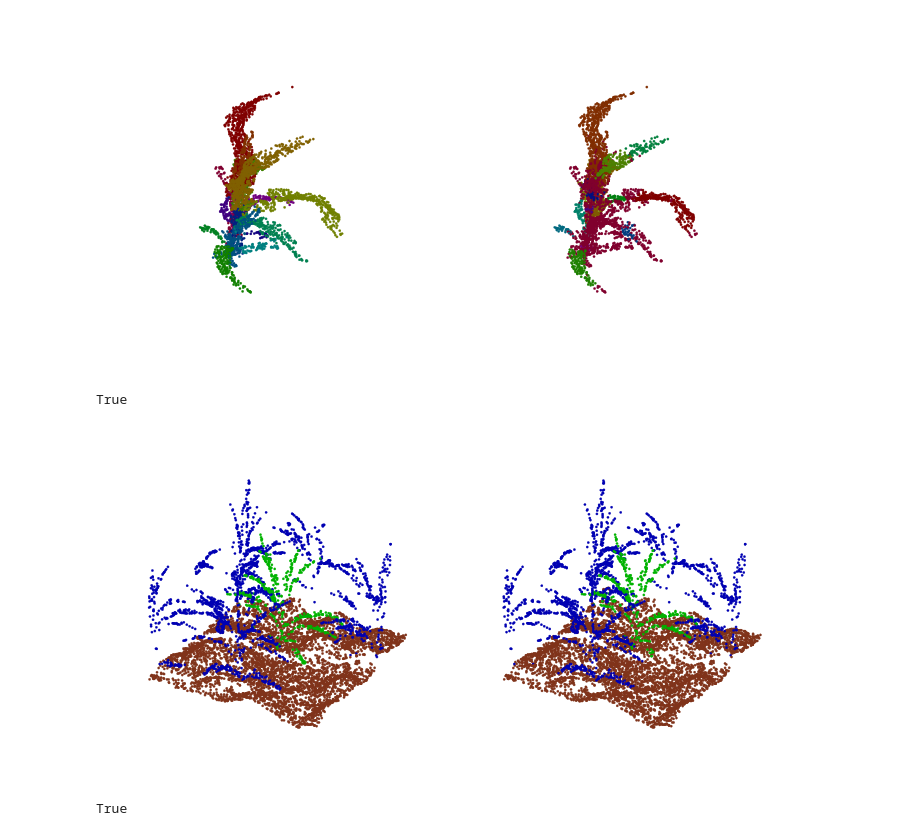
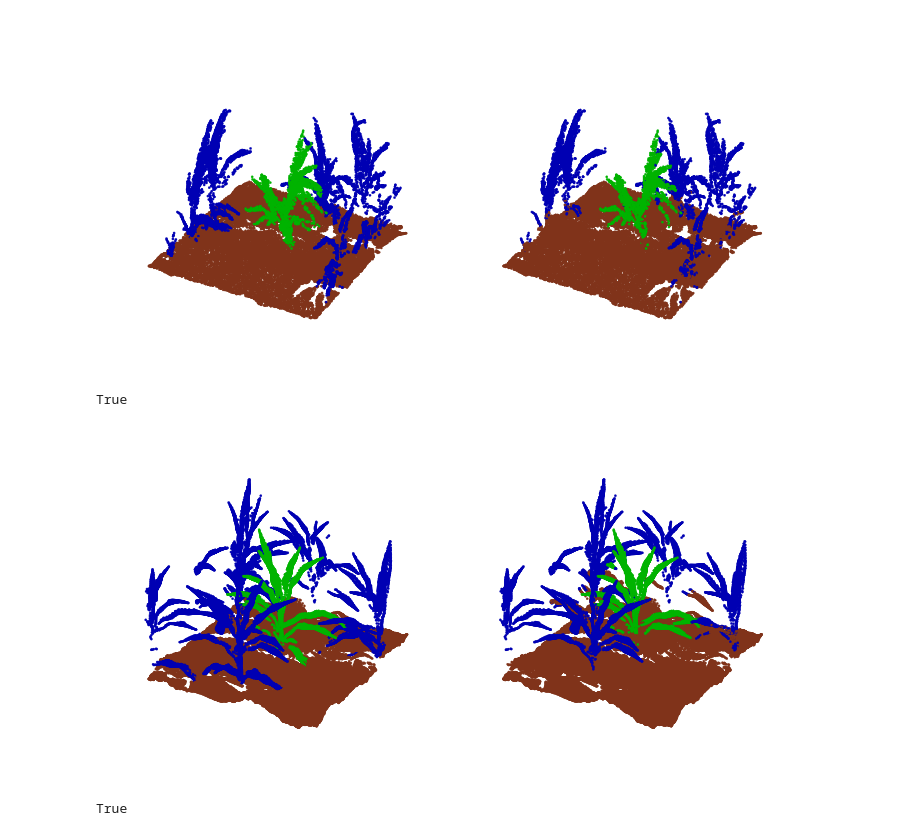
Before and after one commit to ariyanzri/PlantSegNet, a Jupyter notebook: visualization/visualize_predictions_paper.ipynb, the cells around one changed output. Cells and saved outputs as stored; diff of their text form; code cells hidden in the pictures.

```diff
--- a/visualization/visualize_predictions_paper.ipynb
+++ b/visualization/visualize_predictions_paper.ipynb
@@ -60,8 +87,8 @@ def draw_results(plt_points, plt_labels, plt_preds):
     plt.tight_layout()
     plt.show()
 # %%
-# experiment_params = load_json("/speedy/ariyanzarei/sorghum_segmentation/experiments/SorghumPartNetSemantic/SPNS/EXP_01_SorghumPartNetSemantic_SPNS.json")
-experiment_params = load_json("/speedy/ariyanzarei/sorghum_segmentation/experiments/SorghumPartNetInstance/SPNS/EXP_08_SorghumPartNetInstance_SPNS.json")
+experiment_params = load_json("/speedy/ariyanzarei/sorghum_segmentation/experiments/SorghumPartNetSemantic/SPNS/EXP_01_SorghumPartNetSemantic_SPNS.json")
+# experiment_params = load_json("/speedy/ariyanzarei/sorghum_segmentation/experiments/SorghumPartNetInstance/SPNS/EXP_08_SorghumPartNetInstance_SPNS.json")
 
 dataset_name = experiment_params["dataset"]
 dataset_path = experiment_params["test_data"]
@@ -81,39 +108,40 @@ model_path = os.path.join(
     )
 model = load_model(model_name, model_path)
 # %%
-ind = 5
+ind = 2
 points, label = load_data_directory("/space/ariyanzarei/sorghum_segmentation/dataset/SPNR", model_name)
 
 t_points = torch.from_numpy(points[ind]).type(torch.DoubleTensor)
 
 preds = model(t_points.unsqueeze(0))
 
 if model_name == "SorghumPartNetSemantic":
     preds = F.softmax(preds, dim=1)
     preds = preds.squeeze().cpu().detach().numpy().T
     preds = np.argmax(preds, 1)
 elif model_name == "SorghumPartNetInstance":
     preds = get_final_clusters_SPN(preds)
 elif model_name == "TreePartNet":
     preds = get_final_clusters_TPN(preds)
 
 draw_results(points[ind], label[ind], preds)
 
 gt_ply = create_ply_pcd_from_points_with_labels(points[ind],label[ind])
 pred_ply = create_ply_pcd_from_points_with_labels(points[ind],preds)
 
 R = o3d.geometry.get_rotation_matrix_from_xyz((-np.pi/2, 0, 0))
 gt_ply.rotate(R, center=(0, 0, 0))
 pred_ply.rotate(R, center=(0, 0, 0))
 
 o3d.io.write_point_cloud("gt.ply", gt_ply)
 o3d.io.write_point_cloud("pred.ply", pred_ply)
 # %% [output]
-[figure, old version]
+[figure, new version]
 True
 # %%
-ind = 6
-test_data, test_labels = load_data_h5(dataset_path,point_key, label_key)
+ind = 0
+# test_data, test_labels = load_data_h5(dataset_path,point_key, label_key)
+test_data, test_labels = load_full_size_synthetic(6,"/space/ariyanzarei/sorghum_segmentation/dataset/archive/synthetic/2022-12-26/PointCloud/")
 
 t_points = torch.from_numpy(test_data[ind]).type(torch.DoubleTensor)
 
@@ -141,5 +169,5 @@ pred_ply.rotate(R, center=(0, 0, 0))
 o3d.io.write_point_cloud("gt.ply", gt_ply)
 o3d.io.write_point_cloud("pred.ply", pred_ply)
 # %% [output]
-[figure, old version]
+[figure, new version]
 True
```
Also changed, not shown: parts of 3 cells of this notebook, 2 other files.
